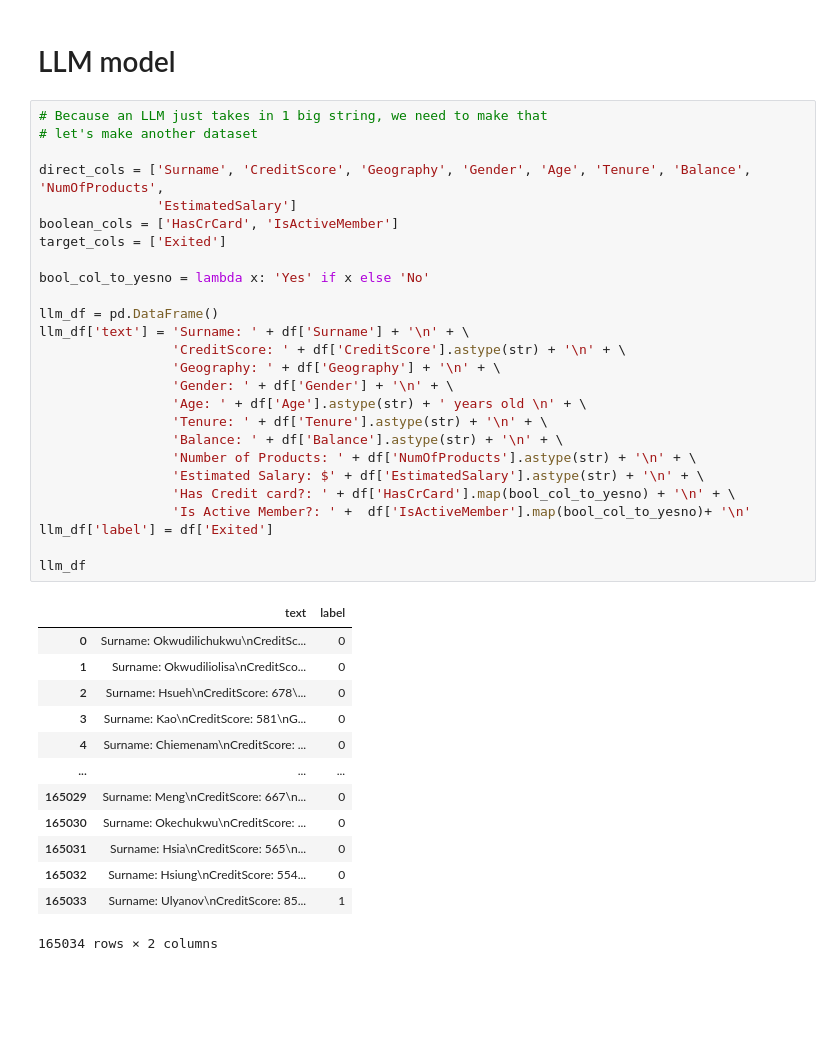
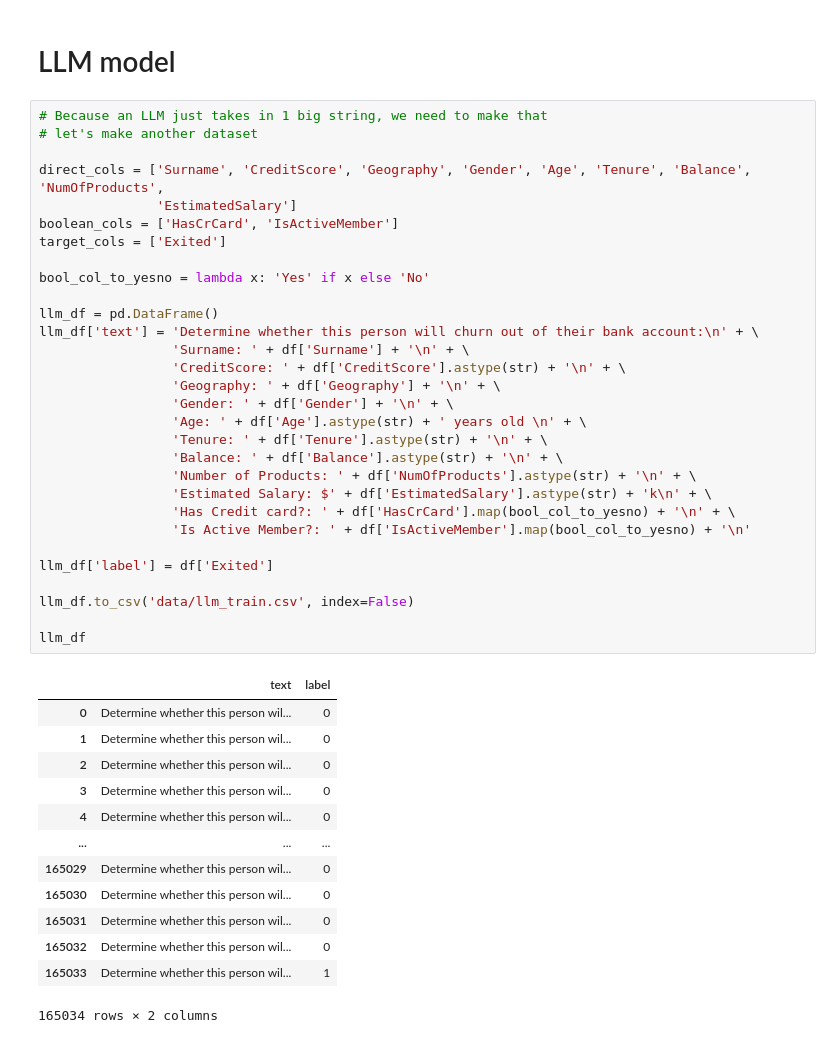
Before and after one commit to kevin51jiang/msci-546-project, a Jupyter notebook: llmClassification.ipynb, the cells around one changed output. Saved outputs shown, nothing was run; the diff lists cells and outputs as text; blank space fills up the shorter version.

```diff
--- a/llmClassification.ipynb
+++ b/llmClassification.ipynb
@@ -207,42 +215,46 @@ for column in X.columns:
 # %%
 # Because an LLM just takes in 1 big string, we need to make that
 # let's make another dataset
 
 direct_cols = ['Surname', 'CreditScore', 'Geography', 'Gender', 'Age', 'Tenure', 'Balance', 'NumOfProducts',
                'EstimatedSalary']
 boolean_cols = ['HasCrCard', 'IsActiveMember']
 target_cols = ['Exited']
 
 bool_col_to_yesno = lambda x: 'Yes' if x else 'No'
 
 llm_df = pd.DataFrame()
-llm_df['text'] = 'Surname: ' + df['Surname'] + '\n' + \
+llm_df['text'] = 'Determine whether this person will churn out of their bank account:\n' + \
+                 'Surname: ' + df['Surname'] + '\n' + \
                  'CreditScore: ' + df['CreditScore'].astype(str) + '\n' + \
                  'Geography: ' + df['Geography'] + '\n' + \
                  'Gender: ' + df['Gender'] + '\n' + \
                  'Age: ' + df['Age'].astype(str) + ' years old \n' + \
                  'Tenure: ' + df['Tenure'].astype(str) + '\n' + \
                  'Balance: ' + df['Balance'].astype(str) + '\n' + \
                  'Number of Products: ' + df['NumOfProducts'].astype(str) + '\n' + \
-                 'Estimated Salary: $' + df['EstimatedSalary'].astype(str) + '\n' + \
+                 'Estimated Salary: $' + df['EstimatedSalary'].astype(str) + 'k\n' + \
                  'Has Credit card?: ' + df['HasCrCard'].map(bool_col_to_yesno) + '\n' + \
-                 'Is Active Member?: ' +  df['IsActiveMember'].map(bool_col_to_yesno)+ '\n'
+                 'Is Active Member?: ' + df['IsActiveMember'].map(bool_col_to_yesno) + '\n'
+
 llm_df['label'] = df['Exited']
 
+llm_df.to_csv('data/llm_train.csv', index=False)
+
 llm_df
 # %% [output]
 |  | text | label |
-| 0 | Surname: Okwudilichukwu\nCreditSc... | 0 |
-| 1 | Surname: Okwudiliolisa\nCreditSco... | 0 |
-| 2 | Surname: Hsueh\nCreditScore: 678\... | 0 |
-| 3 | Surname: Kao\nCreditScore: 581\nG... | 0 |
-| 4 | Surname: Chiemenam\nCreditScore: ... | 0 |
+| 0 | Determine whether this person wil... | 0 |
+| 1 | Determine whether this person wil... | 0 |
+| 2 | Determine whether this person wil... | 0 |
+| 3 | Determine whether this person wil... | 0 |
+| 4 | Determine whether this person wil... | 0 |
 | ... | ... | ... |
-| 165029 | Surname: Meng\nCreditScore: 667\n... | 0 |
-| 165030 | Surname: Okechukwu\nCreditScore: ... | 0 |
-| 165031 | Surname: Hsia\nCreditScore: 565\n... | 0 |
-| 165032 | Surname: Hsiung\nCreditScore: 554... | 0 |
-| 165033 | Surname: Ulyanov\nCreditScore: 85... | 1 |
+| 165029 | Determine whether this person wil... | 0 |
+| 165030 | Determine whether this person wil... | 0 |
+| 165031 | Determine whether this person wil... | 0 |
+| 165032 | Determine whether this person wil... | 0 |
+| 165033 | Determine whether this person wil... | 1 |
 165034 rows × 2 columns
 # %%
 # TODO: use skorch to train the model
```
Also changed, not shown: parts of 28 cells of this notebook, 1 other file.
